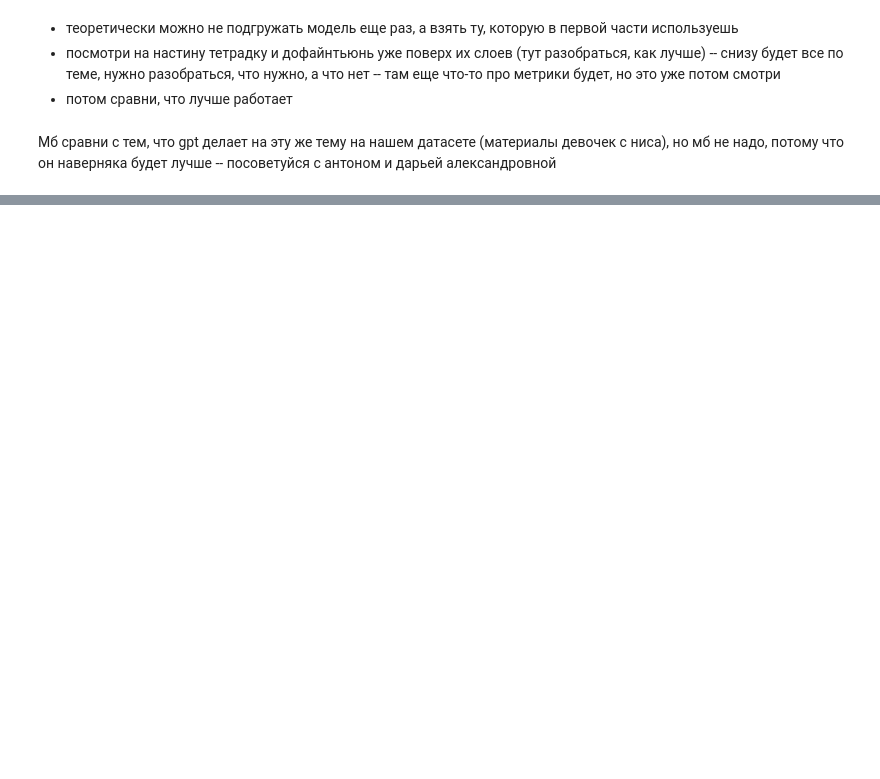
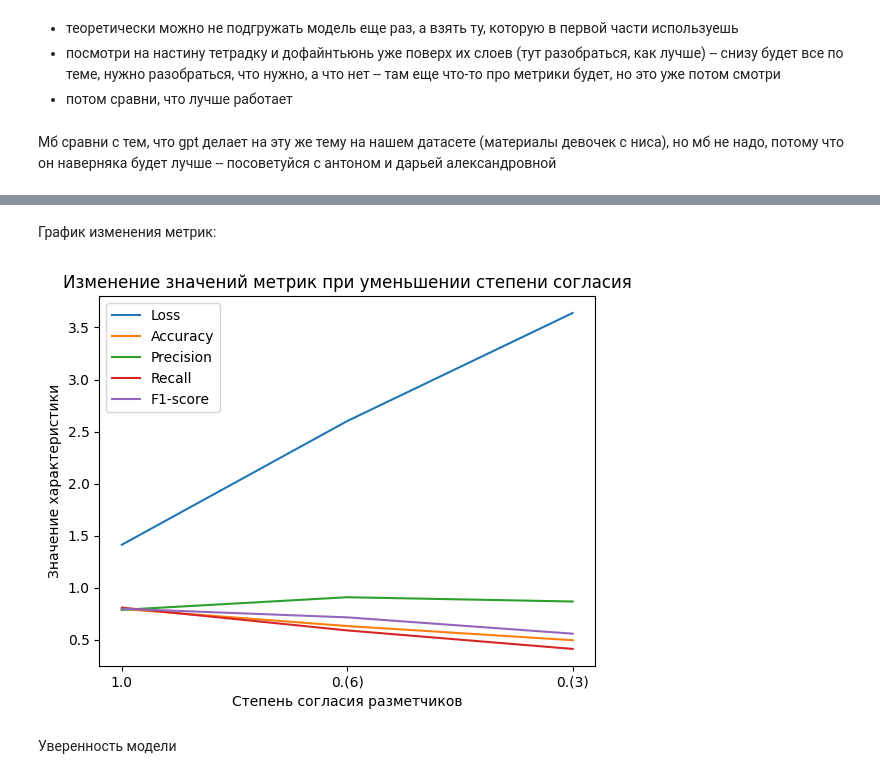
Before and after one commit to MaryObr/coursework, a Jupyter notebook: Coursework.ipynb, the cells around one changed output, grey strips where cells are left out. Cells and saved outputs as stored; diff of their text form; code cells hidden in the pictures; blank space fills up the shorter version.

```diff
--- a/Coursework.ipynb
+++ b/Coursework.ipynb
@@ -1000,0 +1324,26 @@ final_df = final_df.sample(frac=1) # финальная версия датаб
+# %% [markdown]
+График изменения метрик:
+# %%
+loss = [1.4113788604736328, 2.6006953716278076, 3.640031099319458]
+accur = [0.7945205479452054, 0.6299212598425197, 0.49385245901639346]
+prec = [0.7857142857142857, 0.9069767441860465, 0.8659217877094972]
+rec = [0.8073394495412844, 0.5879396984924623, 0.41005291005291006]
+f_score = [0.7963800904977375, 0.7134146341463414, 0.5565529622980251]
+
+
+sns.lineplot(loss, label='Loss')
+sns.lineplot(accur, label='Accuracy')
+sns.lineplot(prec, label='Precision')
+sns.lineplot(rec, label='Recall')
+sns.lineplot(f_score, label='F1-score')
+
+
+plt.title('Изменение значений метрик при уменьшении степени согласия')
+plt.ylabel('Значение характеристики')
+plt.xlabel('Степень согласия разметчиков')
+plt.xticks([0, 1, 2], ['1.0', '0.(6)', '0.(3)'])
+plt.show()
+# %% [output]
+[figure, added]
+# %% [markdown]
+Уверенность модели
```
Also changed, not shown: parts of 119 cells of this notebook.
